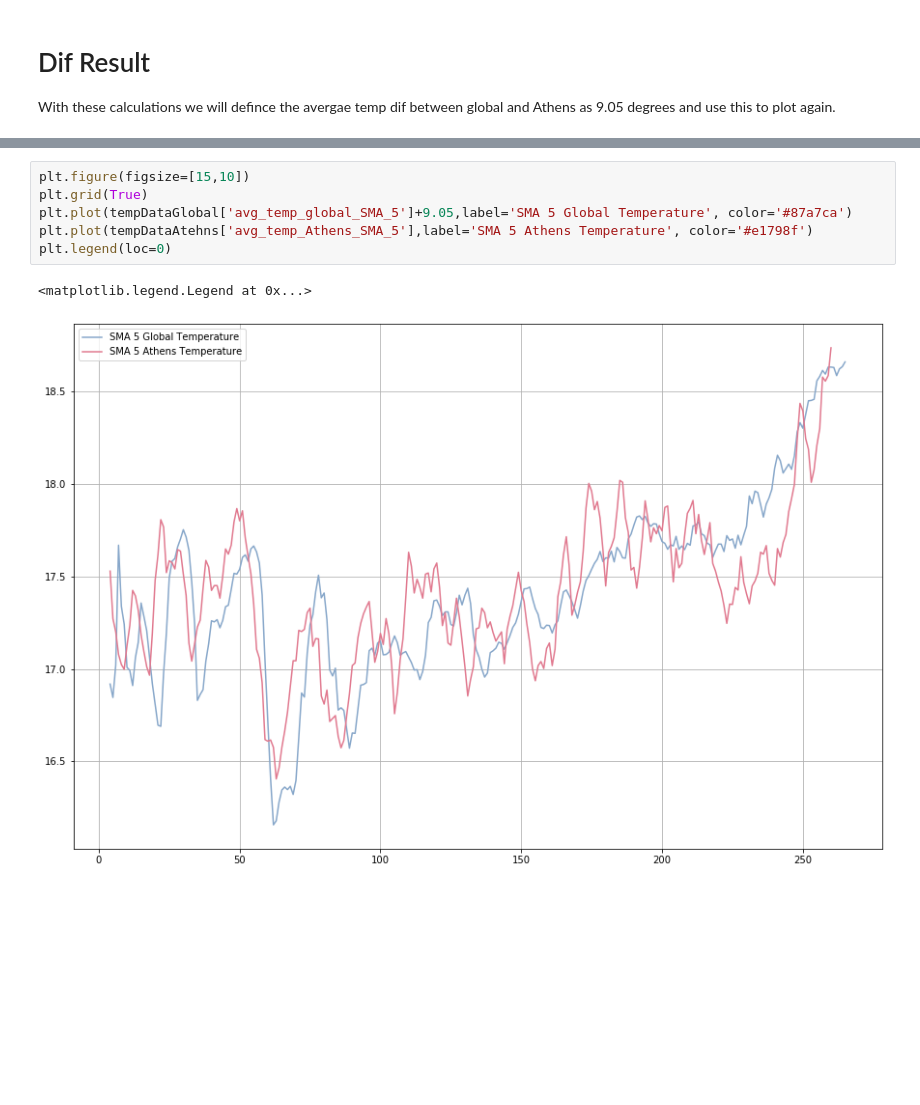
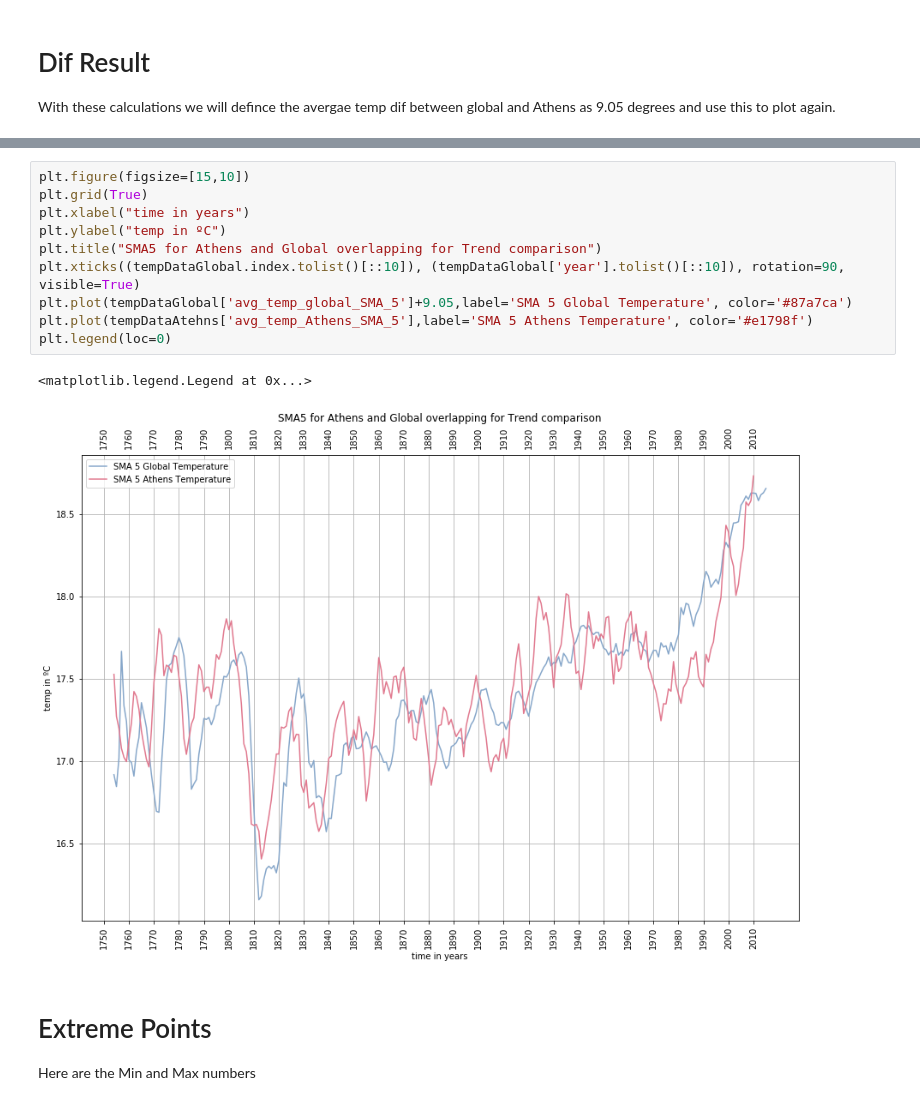
Before and after one commit to universalamateur/Udacity_Data_Analyst_Nanodegree, a Jupyter notebook: Exploring Weather Trends - Project/Exploring Weather Trends - Athens, GR compared to global.ipynb, the cells around one changed output, grey strips where cells are left out. Cells and saved outputs as stored; diff of their text form; blank space fills up the shorter version.

```diff
--- a/Exploring Weather Trends - Project/Exploring Weather Trends - Athens, GR compared to global.ipynb
+++ b/Exploring Weather Trends - Project/Exploring Weather Trends - Athens, GR compared to global.ipynb
@@ -253,9 +302,16 @@ plt.legend(loc=0)
 # %%
 plt.figure(figsize=[15,10])
 plt.grid(True)
+plt.xlabel("time in years")
+plt.ylabel("temp in ºC")
+plt.title("SMA5 for Athens and Global overlapping for Trend comparison")
+plt.xticks((tempDataGlobal.index.tolist()[::10]), (tempDataGlobal['year'].tolist()[::10]), rotation=90, visible=True)
 plt.plot(tempDataGlobal['avg_temp_global_SMA_5']+9.05,label='SMA 5 Global Temperature', color='#87a7ca')
 plt.plot(tempDataAtehns['avg_temp_Athens_SMA_5'],label='SMA 5 Athens Temperature', color='#e1798f')
 plt.legend(loc=0)
 # %% [output]
 <matplotlib.legend.Legend at 0x...>
-[figure, old version]
+[figure, new version]
+# %% [markdown]
+# Extreme Points
+Here are the Min and Max numbers
```
Also changed, not shown: parts of 7 cells of this notebook, 6 other files.
